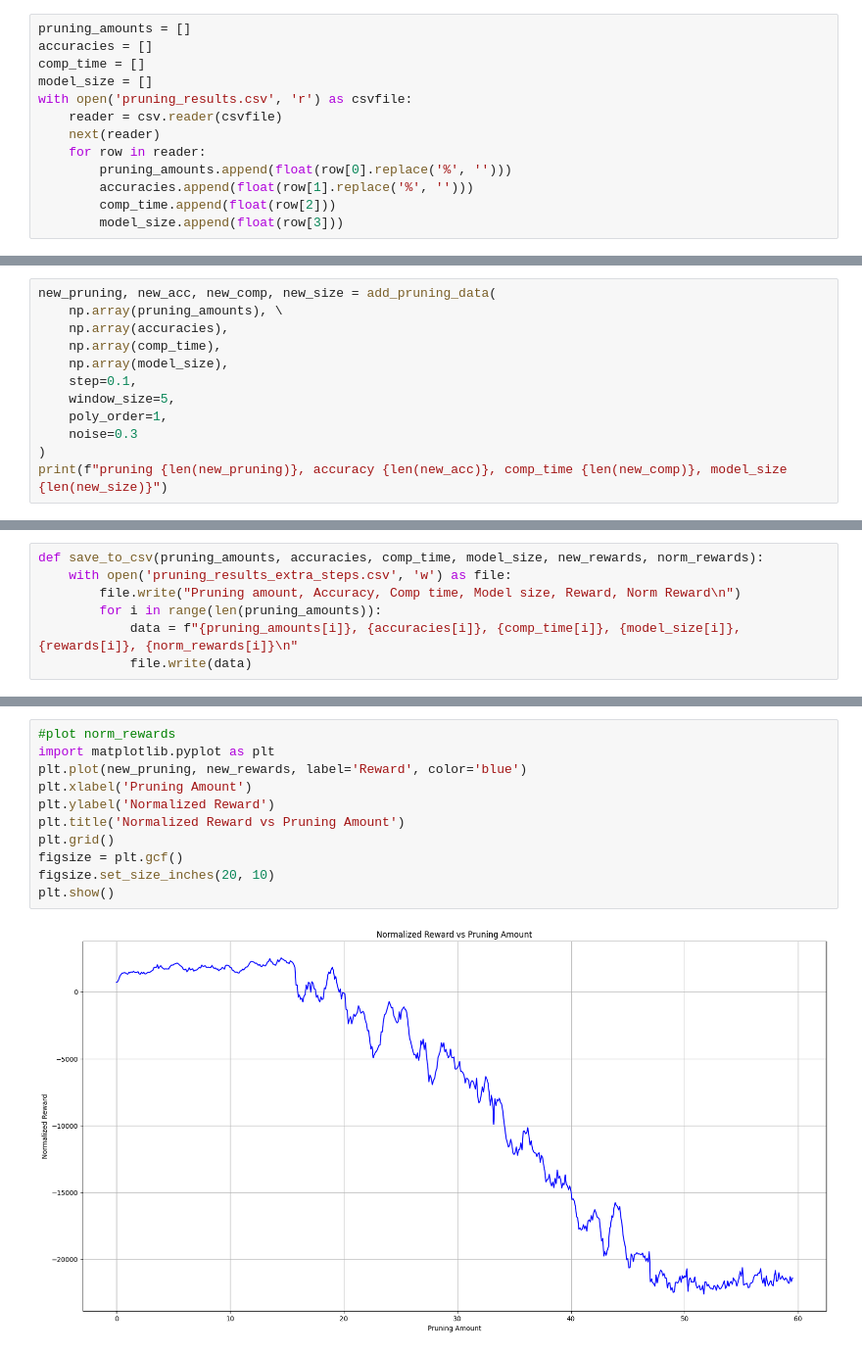
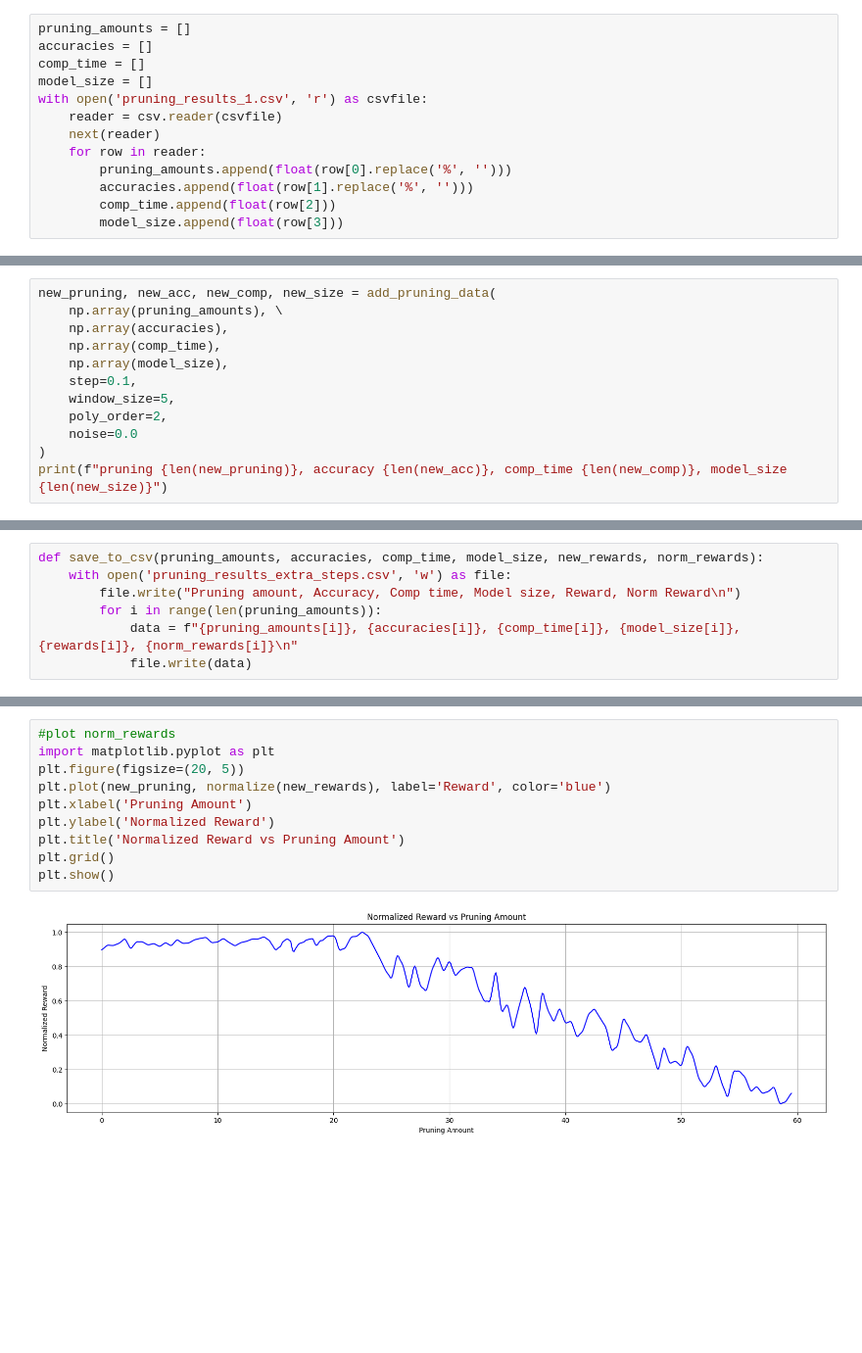
Before and after one commit to mahadevxo/DDNN-Working, a Jupyter notebook: src/pruning/taylor_series/plot_results.ipynb, the cells around one changed output, grey strips where cells are left out. Shown at 98% size. Drawn from its saved outputs; the diff is of its cells as text; blank space fills up the shorter version.

```diff
--- a/src/pruning/taylor_series/plot_results.ipynb
+++ b/src/pruning/taylor_series/plot_results.ipynb
@@ -11,7 +11,7 @@ pruning_amounts = []
 accuracies = []
 comp_time = []
 model_size = []
-with open('pruning_results.csv', 'r') as csvfile:
+with open('pruning_results_1.csv', 'r') as csvfile:
     reader = csv.reader(csvfile)
     next(reader)
     for row in reader:
@@ -424,8 +459,8 @@ new_pruning, new_acc, new_comp, new_size = add_pruning_data(
     np.array(model_size),
     step=0.1,
     window_size=5,
-    poly_order=1,
-    noise=0.3
+    poly_order=2,
+    noise=0.0
 )
 print(f"pruning {len(new_pruning)}, accuracy {len(new_acc)}, comp_time {len(new_comp)}, model_size {len(new_size)}")
 # %% [output]
@@ -459,13 +518,12 @@ Accuracy at max reward: 54.662405645582524,  Comp time: 0.8955770946398923,  Mod
 # %%
 #plot norm_rewards
 import matplotlib.pyplot as plt
-plt.plot(new_pruning, new_rewards, label='Reward', color='blue')
+plt.figure(figsize=(20, 5))
+plt.plot(new_pruning, normalize(new_rewards), label='Reward', color='blue')
 plt.xlabel('Pruning Amount')
 plt.ylabel('Normalized Reward')
 plt.title('Normalized Reward vs Pruning Amount')
 plt.grid()
-figsize = plt.gcf()
-figsize.set_size_inches(20, 10)
 plt.show()
 # %% [output]
-[figure, old version]
+[figure, new version]
```
Also changed, not shown: parts of 13 cells of this notebook, 12 other files.
